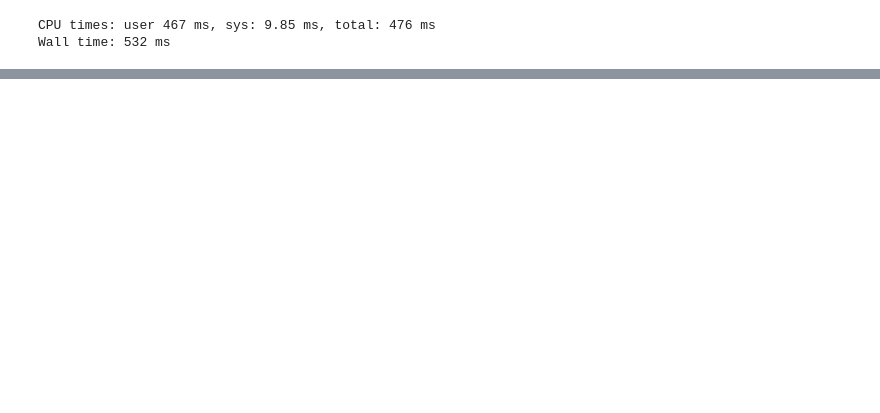
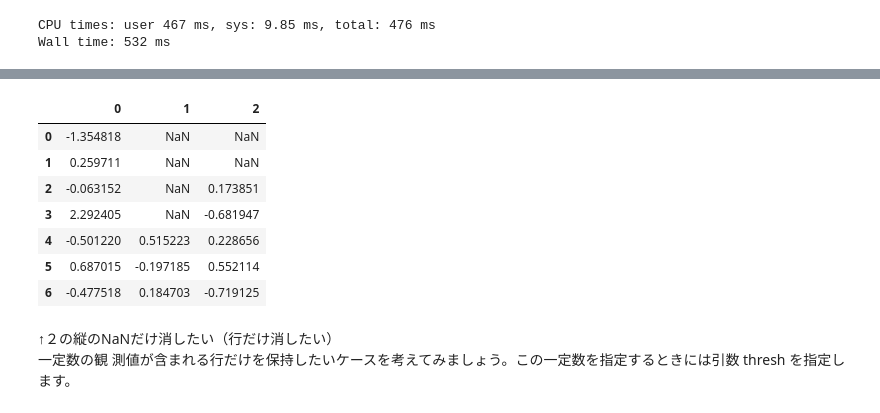
Before and after one commit to yobee/201808_lespy, a Jupyter notebook: 2018_03_pandas/03_02_pandas_lesson.ipynb, the cells around one changed output, grey strips where cells are left out. Cells and saved outputs as stored; diff of their text form; code cells hidden in the pictures; blank space fills up the shorter version.

```diff
--- a/2018_03_pandas/03_02_pandas_lesson.ipynb
+++ b/2018_03_pandas/03_02_pandas_lesson.ipynb
@@ -138,0 +234,19 @@ df2.to_
+# %%
+import pandas as pd
+import numpy as np
+df = pd.DataFrame(np.random.randn(7, 3))
+df.iloc[:4, 1] = NA
+df.iloc[:2, 2] = NA
+df
+# %% [output]
+|  | 0 | 1 | 2 |
+| 0 | -1.354818 | NaN | NaN |
+| 1 | 0.259711 | NaN | NaN |
+| 2 | -0.063152 | NaN | 0.173851 |
+| 3 | 2.292405 | NaN | -0.681947 |
+| 4 | -0.501220 | 0.515223 | 0.228656 |
+| 5 | 0.687015 | -0.197185 | 0.552114 |
+| 6 | -0.477518 | 0.184703 | -0.719125 |
+# %% [markdown]
+↑２の縦のNaNだけ消したい（行だけ消したい）
+一定数の観 測値が含まれる行だけを保持したいケースを考えてみましょう。この一定数を指定するときには引数 thresh を指定します。
```
Also changed, not shown: parts of 57 cells of this notebook, 1 other file.
